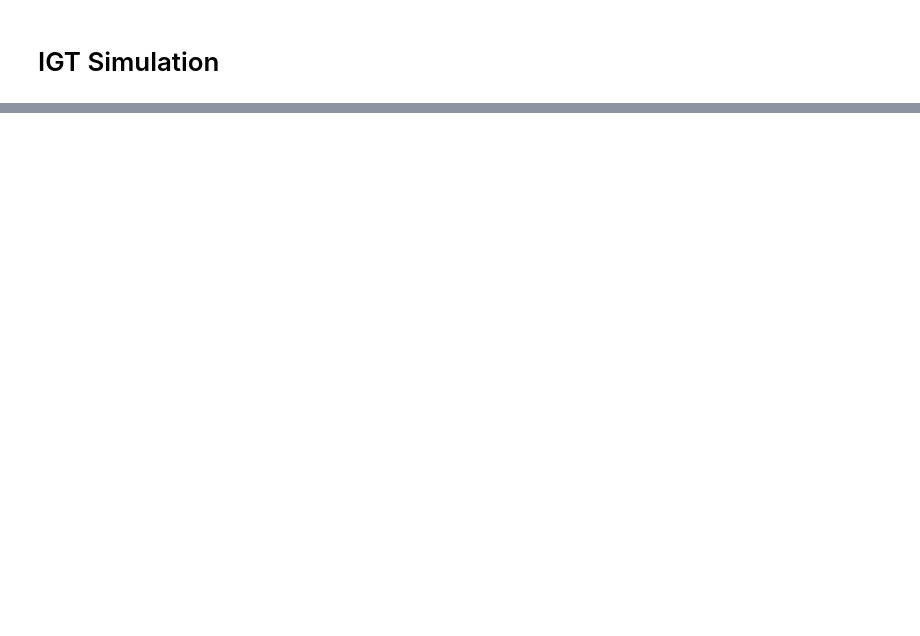
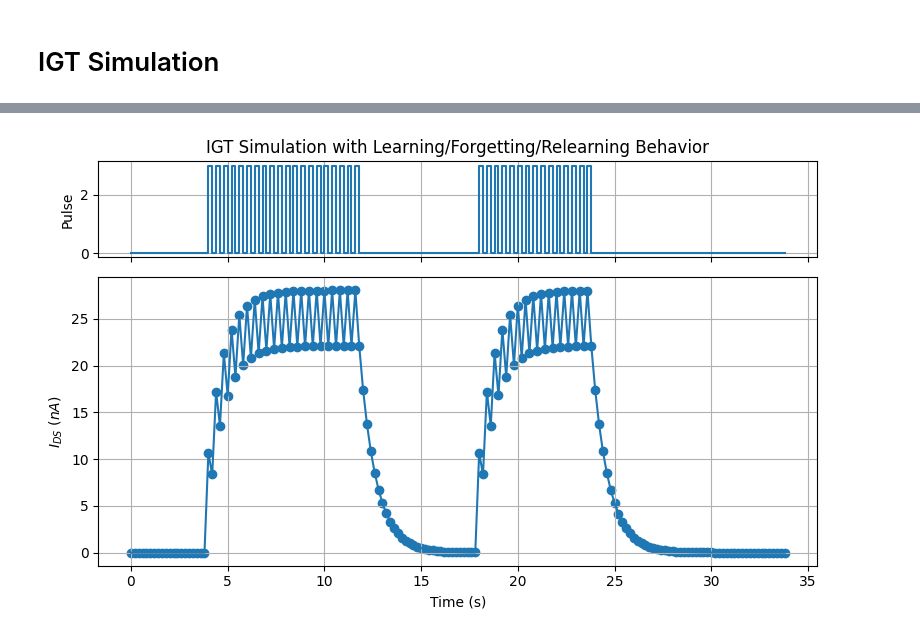
Before and after one commit to FipaLipe/IRIS, a Jupyter notebook: IGT_Simulation.ipynb, the cells around one changed output, grey strips where cells are left out. Cells and saved outputs as stored; diff of their text form; code cells hidden in the pictures; blank space fills up the shorter version.

```diff
--- a/IGT_Simulation.ipynb
+++ b/IGT_Simulation.ipynb
@@ -226,0 +135,16 @@ interactive(children=(FloatSlider(value=0.57, description='beta', max=3.0, min=0
+# %%
+TIME_RESOLUTION = 0.2
+
+pulse_train = np.concatenate((
+    np.zeros(20),
+    create_pulse_train(0, 3, 1, 1, 20),
+    np.zeros(30),
+    create_pulse_train(0, 3, 1, 1, 15),
+    np.zeros(50)
+))
+
+# pulse_train = np.repeat(pulse_train, 1000)
+
+out_current = generate_out_current(pulse_train, K, BETA, TAU, TAU_DL, 0, True, "IGT Simulation with Learning/Forgetting/Relearning Behavior")
+# %% [output]
+[figure, added]
```
Also changed, not shown: parts of 16 cells of this notebook.
